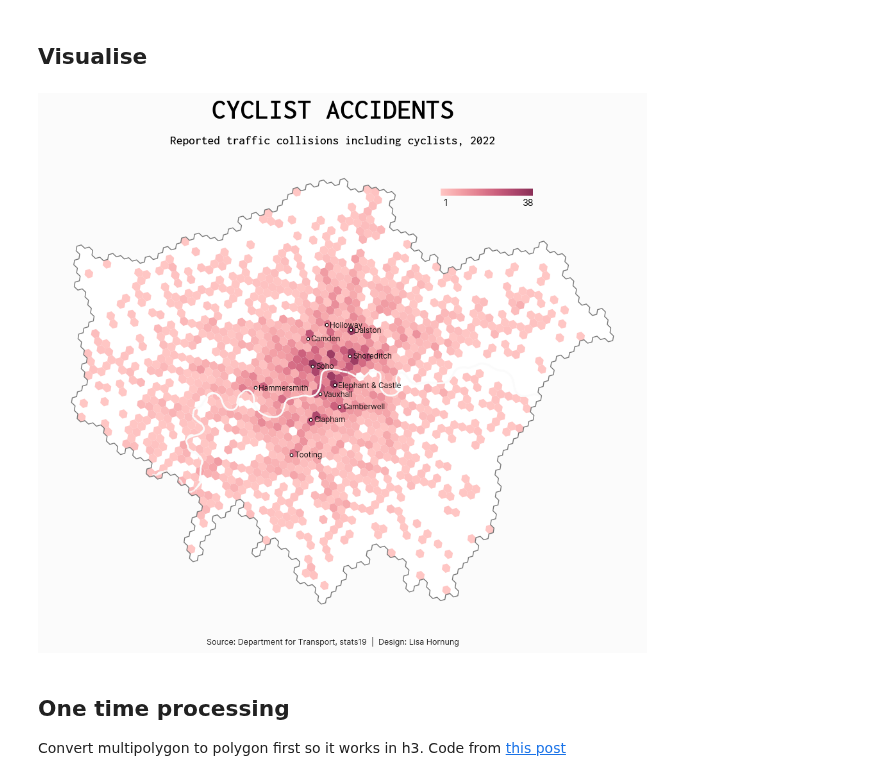
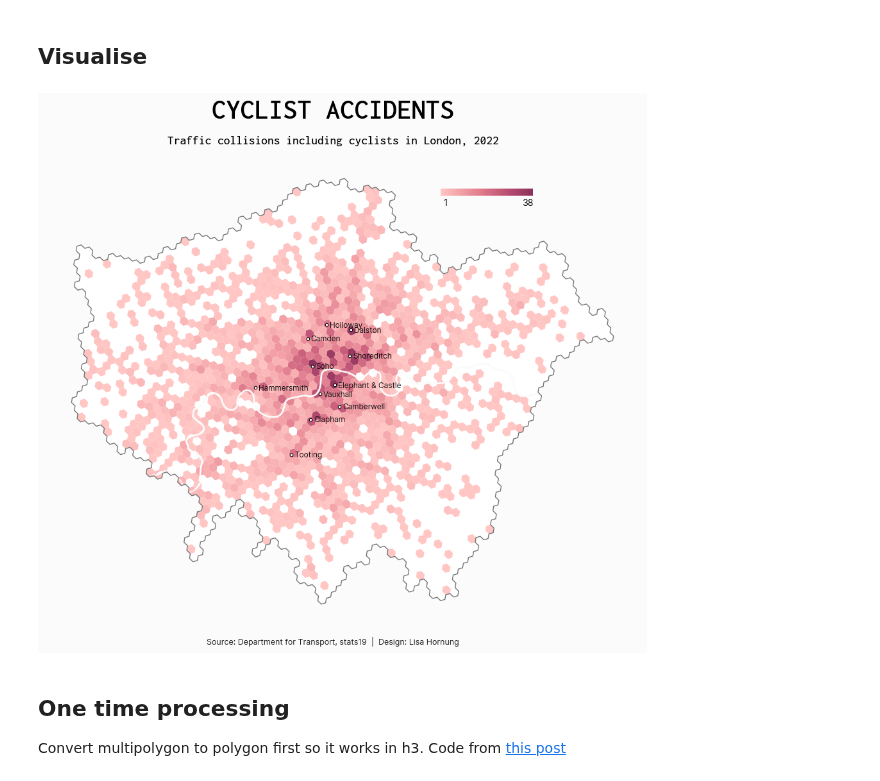
Before and after one commit to Lisa-Ho/30-day-map-challenge, a Jupyter notebook: 2023/Day9-cyclist-accidents/london-accidents.ipynb, the cells around one changed output. Saved outputs shown, nothing was run; the diff lists cells and outputs as text; code cells hidden in the pictures.

Commit message:
changed subtitle

```diff
--- a/2023/Day9-cyclist-accidents/london-accidents.ipynb
+++ b/2023/Day9-cyclist-accidents/london-accidents.ipynb
@@ -193,35 +193,35 @@ fig.set_facecolor(bg)
 # plot data  ---------------------------
 gdf_poly.plot(ax=ax, column="collisions", alpha=1, zorder=2, cmap=cmap)
 gdf_poly_outline.plot(ax=ax, alpha=1, zorder=1, color="#FFFFFF", linewidth=0)
 gdf_poly_outline.plot(ax=ax, alpha=1, zorder=3, color="None", edgecolor="#777777",linewidth=1)
 
 # add place names and river for reference  ---------------------------
 river.plot(ax=ax, color='#FBFBFB', edgecolor='#FBFBFB', linewidth=2)
 places.plot(ax=ax, markersize=11,zorder=2, color='white', edgecolor='black', linewidth=0.75)
 for i in range(len(places)):
     ax.text(places['geometry'].iloc[i].x+0.005, places['geometry'].iloc[i].y, places.index[i],
             va='center_baseline', ha='left', fontsize=8.5, color='#111111')
 
 # colorbar ---------------------------
 cbaxes = fig.add_axes([0.64, 0.8, 0.12, 0.011]) #axes to hold colorbar
 cmappable = ScalarMappable(norm=Normalize(0,1), cmap=cmap)
 cb = plt.colorbar(cmappable, cax=cbaxes, anchor=(1,1.2), orientation='horizontal',
                   drawedges=False,ticks=[0.05,0.95])
 cb.set_ticklabels([int(gdf_poly["collisions"].min()),int(gdf_poly["collisions"].max())])
 cb.outline.set_visible(False)
 cbaxes.tick_params(size=0, labelsize=10)
 
 # title and footer  ---------------------------
 plt.figtext(0.5, 0.92 , 'Cyclist accidents'.upper(), fontproperties=title_font, fontsize=32,  ha='center')
-plt.figtext(0.5, 0.88 , 'Reported traffic collisions including cyclists, 2022', fontproperties=subtitle_font, fontsize=14,  ha='center')
+plt.figtext(0.5, 0.88 , 'Traffic collisions including cyclists in London, 2022', fontproperties=subtitle_font, fontsize=14,  ha='center')
 plt.figtext(0.5, 0.1, 'Source: Department for Transport, stats19  |  Design: Lisa Hornung', fontsize=9, ha='center', color='#222222')
 
 #save ----------------------
 plt.savefig('london-cyclist-collisions.png', bbox_inches='tight', pad_inches=1, facecolor=bg, dpi=120)
 
 plt.show()
 # %% [output]
-[figure, old version]
+[figure, new version]
 # %% [markdown]
 ## One time processing
 
```
Also changed, not shown: parts of 1 cell of this notebook.
